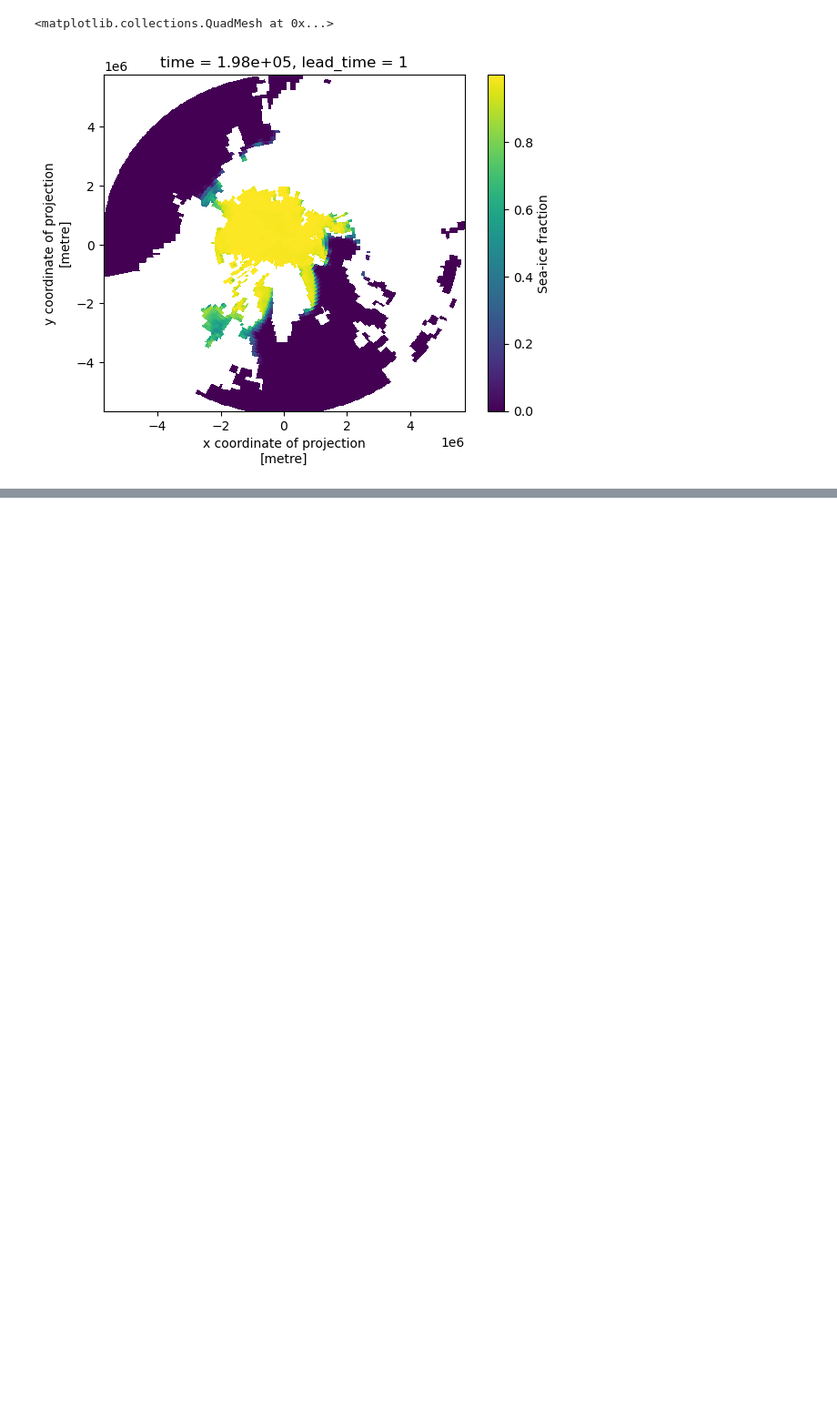
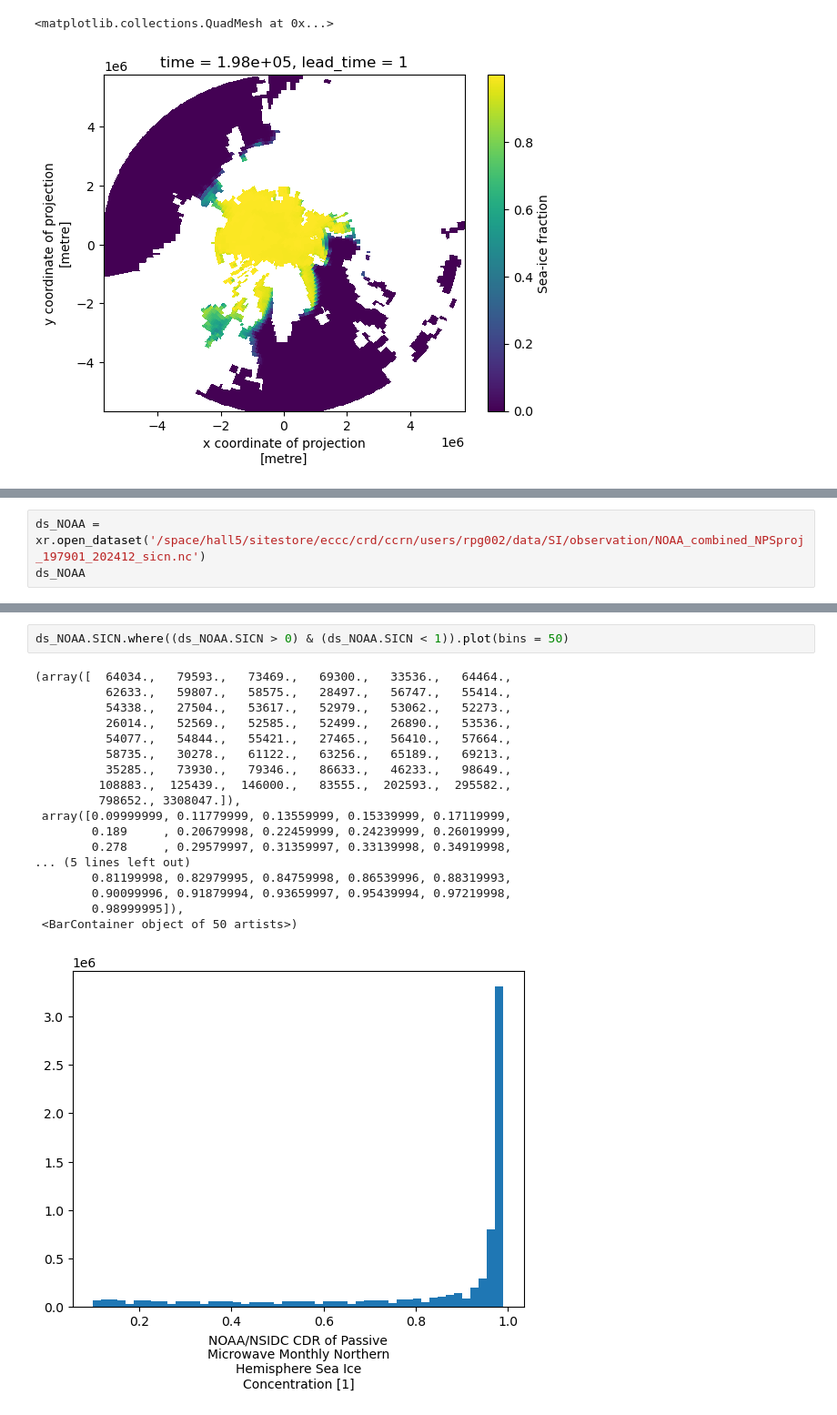
Before and after one commit to ParsaGooya/SI_seasonal_forecast_adjustment, a Jupyter notebook: proj.ipynb, the cells around one changed output, grey strips where cells are left out. Shown at 91% size. Drawn from its saved outputs; the diff is of its cells as text; blank space fills up the shorter version.

```diff
--- a/proj.ipynb
+++ b/proj.ipynb
@@ -123,0 +223,3 @@ assim_in[0].plot()
+# %%
+ds_NOAA = xr.open_dataset('/space/hall5/sitestore/eccc/crd/ccrn/users/rpg002/data/SI/observation/NOAA_combined_NPSproj_197901_202412_sicn.nc')
+ds_NOAA
@@ -123,0 +235,21 @@ assim_in[0].plot()
+# %%
+ds_NOAA.SICN.where((ds_NOAA.SICN > 0) & (ds_NOAA.SICN < 1)).plot(bins = 50)
+# %% [output]
+(array([  64034.,   79593.,   73469.,   69300.,   33536.,   64464.,
+          62633.,   59807.,   58575.,   28497.,   56747.,   55414.,
+          54338.,   27504.,   53617.,   52979.,   53062.,   52273.,
+          26014.,   52569.,   52585.,   52499.,   26890.,   53536.,
+          54077.,   54844.,   55421.,   27465.,   56410.,   57664.,
+          58735.,   30278.,   61122.,   63256.,   65189.,   69213.,
+          35285.,   73930.,   79346.,   86633.,   46233.,   98649.,
+         108883.,  125439.,  146000.,   83555.,  202593.,  295582.,
+         798652., 3308047.]),
+ array([0.09999999, 0.11779999, 0.13559999, 0.15339999, 0.17119999,
+        0.189     , 0.20679998, 0.22459999, 0.24239999, 0.26019999,
+        0.278     , 0.29579997, 0.31359997, 0.33139998, 0.34919998,
+... (5 lines left out)
+        0.81199998, 0.82979995, 0.84759998, 0.86539996, 0.88319993,
+        0.90099996, 0.91879994, 0.93659997, 0.95439994, 0.97219998,
+        0.98999995]),
+ <BarContainer object of 50 artists>)
+[figure, added]
```
Also changed, not shown: parts of 31 cells of this notebook, 37 other files.
